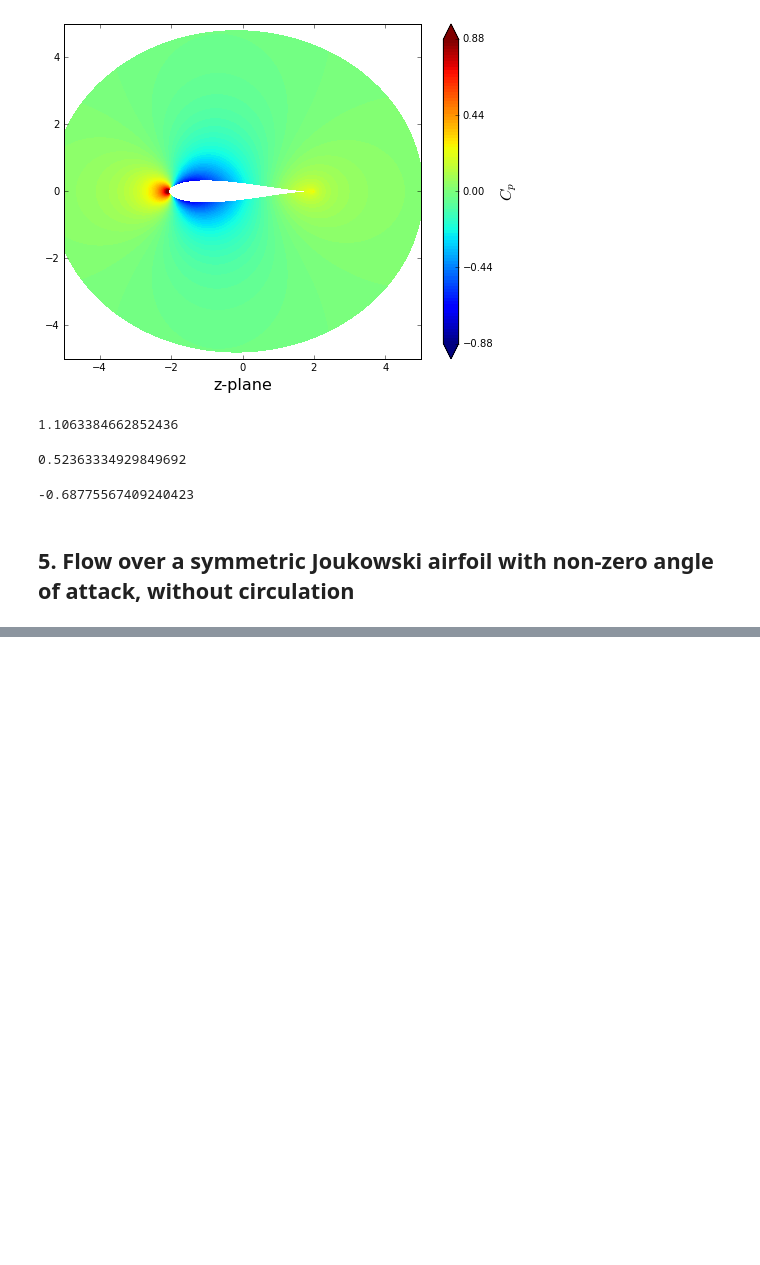
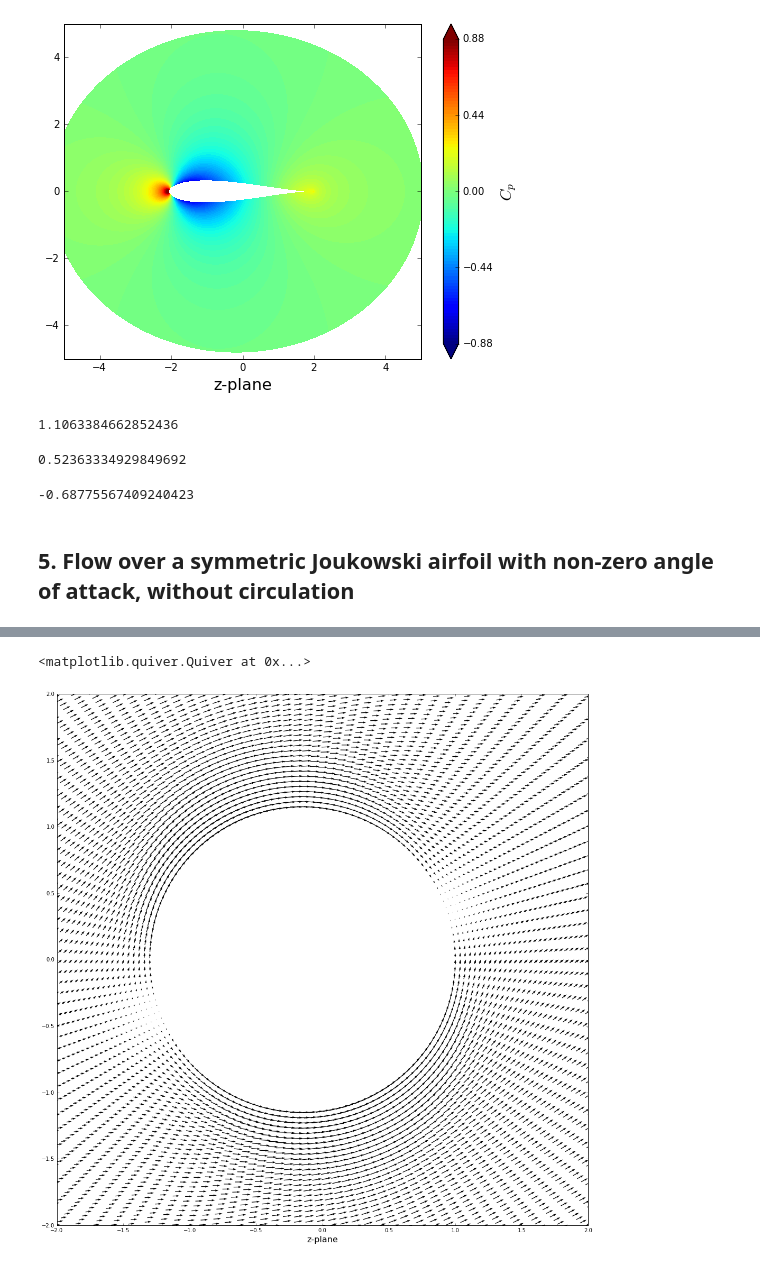
Before and after one commit to liu19941121/mae6226-work, a Jupyter notebook: assignment_2.ipynb, the cells around one changed output, grey strips where cells are left out. Drawn from its saved outputs; the diff is of its cells as text; code cells hidden in the pictures; blank space fills up the shorter version.

```diff
--- a/assignment_2.ipynb
+++ b/assignment_2.ipynb
@@ -271,0 +314,11 @@ z_pi = []
+# %%
+# plot the velocity in the z-plane
+size = 18
+pyplot.figure(figsize=(size, size))
+pyplot.xlabel('z-plane', fontsize=16)
+pyplot.xlim(-2.0, 2.0)
+pyplot.ylim(-2.0, 2.0)
+pyplot.quiver(z_x, z_y, u_1, v_1, units='xy',pivot='tip',width=0.005,scale=20)
+# %% [output]
+<matplotlib.quiver.Quiver at 0x...>
+[figure, added]
```
Also changed, not shown: parts of 14 cells of this notebook.
